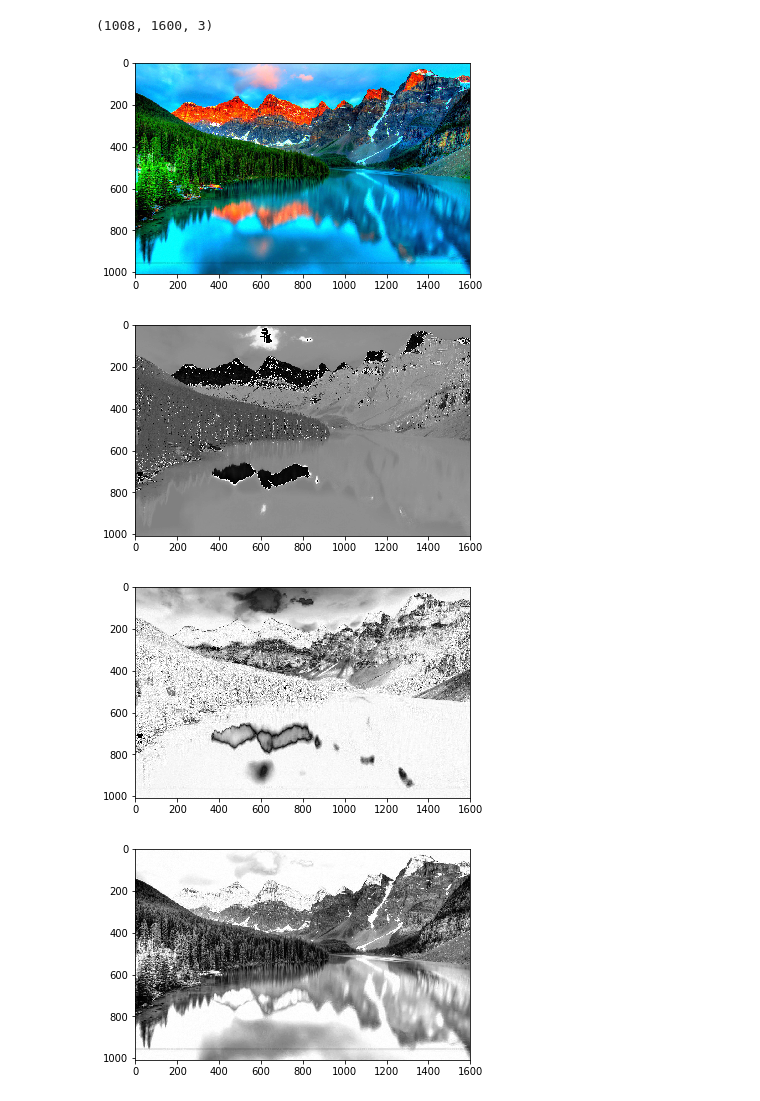
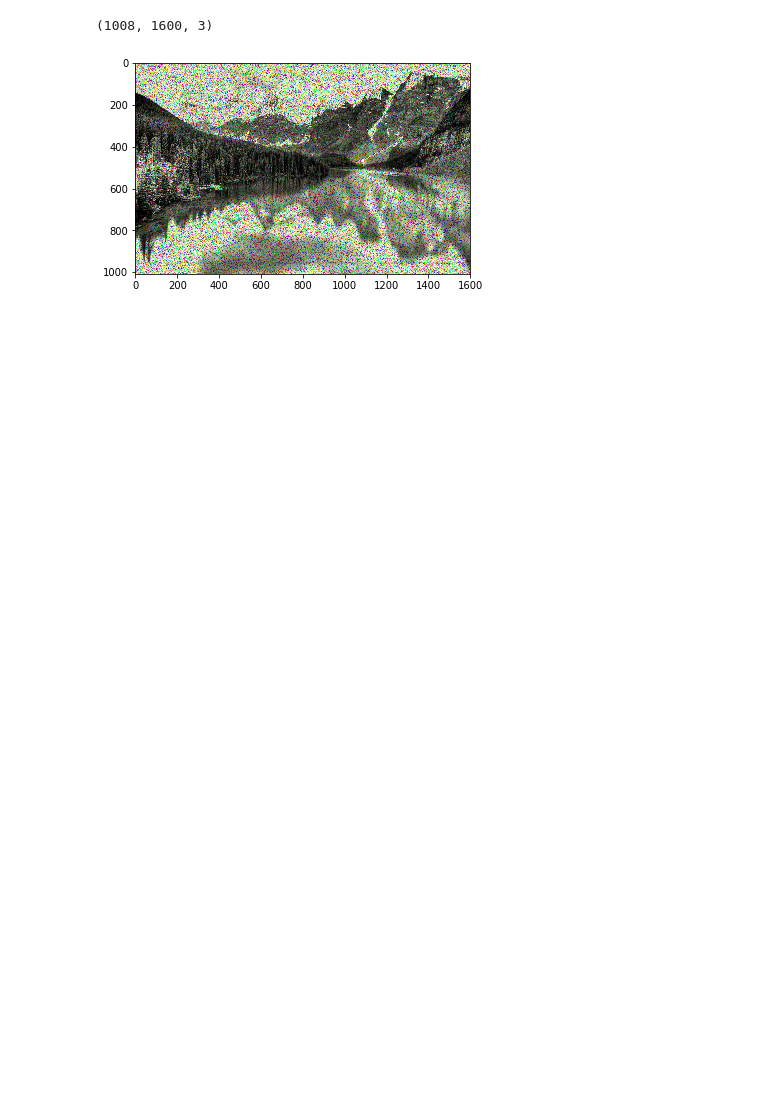
Before and after one commit to matf-ml/ml01-image-colorization, a Jupyter notebook: Untitled.ipynb, the cells around one changed output. Drawn from its saved outputs; the diff is of its cells as text; code cells hidden in the pictures; blank space fills up the shorter version.

Commit message:
random hue and saturation

```diff
--- a/Untitled.ipynb
+++ b/Untitled.ipynb
@@ -3,35 +3,25 @@ import cv2
 import matplotlib.pyplot as plt
 from matplotlib.colors import hsv_to_rgb
 import numpy as np
+# %%
+def showHsv(img):
+    img = cv2.cvtColor(hsv, cv2.COLOR_HSV2RGB)
+    plt.imshow(img)
+    plt.show()
 # %%
 img_in = cv2.imread('pic.jpg')
 hsv = cv2.cvtColor(img_in, cv2.COLOR_BGR2HSV)
-
 print(hsv.shape)
 
 h,s,v = cv2.split(hsv)
 #print('s',s.shape)
-#v = np.ones(s.shape, dtype='uint8') * 155
-#v = np.maximum(0, v)
+s = (np.random.random(s.shape) * 255).astype('uint8')
+h = (np.random.random(s.shape) * 255).astype('uint8')
+#s = np.maximum(0, v)
 #print(s)
-hsv2 = cv2.merge([h,s,v])
-
-#img = cv2.cvtColor(hsv, cv2.COLOR_HSV2RGB)
-#plt.imshow(img)
-#plt.show()
-
-img = cv2.cvtColor(hsv2, cv2.COLOR_HSV2RGB)
-plt.imshow(img)
-plt.show()
-
-
-for i in range(3):
-    pic = hsv2[:,:,i]
-    plt.imshow(pic, cmap='gray')
-    plt.show()
+hsv = cv2.merge([h,s,v])
+print('')
+showHsv(hsv)
 # %% [output]
 (1008, 1600, 3)
-[figure, old version]
+[figure, new version]
-[figure, removed]
-[figure, removed]
-[figure, removed]
```
Also changed, not shown: parts of 1 cell of this notebook.
